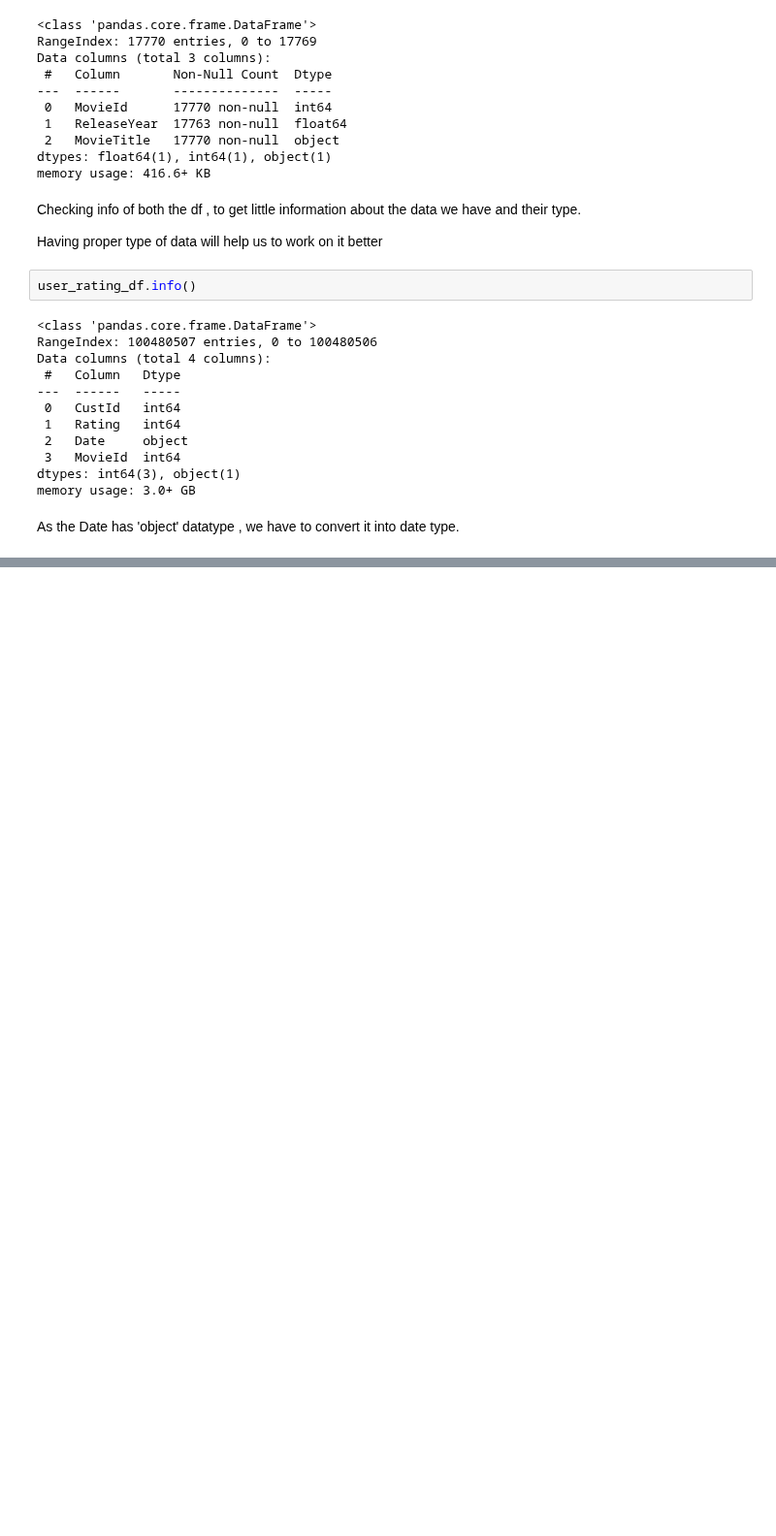
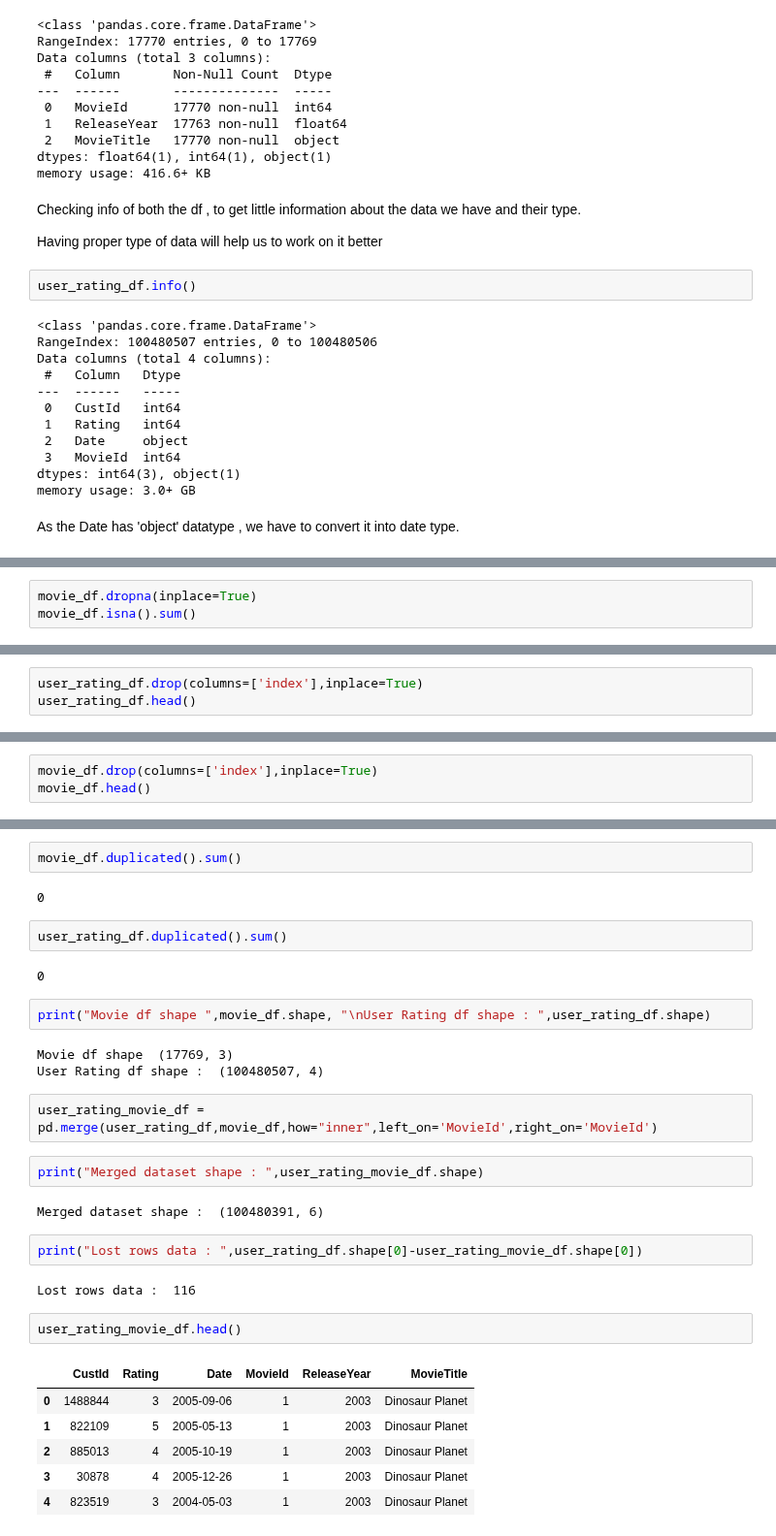
Before and after one commit to adityash97/DataScience, a Jupyter notebook: projects/netflix_data_analysis/pre_process.ipynb, the cells around one changed output, grey strips where cells are left out. Shown at 97% size. Cells and saved outputs as stored; diff of their text form; blank space fills up the shorter version.

Commit message:
preprocessing data

```diff
--- a/projects/netflix_data_analysis/pre_process.ipynb
+++ b/projects/netflix_data_analysis/pre_process.ipynb
@@ -216,0 +316,3 @@ movie_df.head()
+# %%
+movie_df.dropna(inplace=True)
+movie_df.isna().sum()
@@ -216,0 +327,3 @@ movie_df.head()
+# %%
+user_rating_df.drop(columns=['index'],inplace=True)
+user_rating_df.head()
@@ -216,0 +337,3 @@ movie_df.head()
+# %%
+movie_df.drop(columns=['index'],inplace=True)
+movie_df.head()
@@ -216,0 +347,32 @@ movie_df.head()
+# %%
+movie_df.duplicated().sum()
+# %% [output]
+0
+# %%
+user_rating_df.duplicated().sum()
+# %% [output]
+0
+# %%
+print("Movie df shape ",movie_df.shape, "\nUser Rating df shape : ",user_rating_df.shape)
+# %% [output]
+Movie df shape  (17769, 3)
+User Rating df shape :  (100480507, 4)
+# %%
+user_rating_movie_df = pd.merge(user_rating_df,movie_df,how="inner",left_on='MovieId',right_on='MovieId')
+# %%
+print("Merged dataset shape : ",user_rating_movie_df.shape)
+# %% [output]
+Merged dataset shape :  (100480391, 6)
+# %%
+print("Lost rows data : ",user_rating_df.shape[0]-user_rating_movie_df.shape[0])
+# %% [output]
+Lost rows data :  116
+# %%
+user_rating_movie_df.head()
+# %% [output]
+|  | CustId | Rating | Date | MovieId | ReleaseYear | MovieTitle |
+| 0 | 1488844 | 3 | 2005-09-06 | 1 | 2003 | Dinosaur Planet |
+| 1 | 822109 | 5 | 2005-05-13 | 1 | 2003 | Dinosaur Planet |
+| 2 | 885013 | 4 | 2005-10-19 | 1 | 2003 | Dinosaur Planet |
+| 3 | 30878 | 4 | 2005-12-26 | 1 | 2003 | Dinosaur Planet |
+| 4 | 823519 | 3 | 2004-05-03 | 1 | 2003 | Dinosaur Planet |
```
Also changed, not shown: parts of 39 cells of this notebook.
